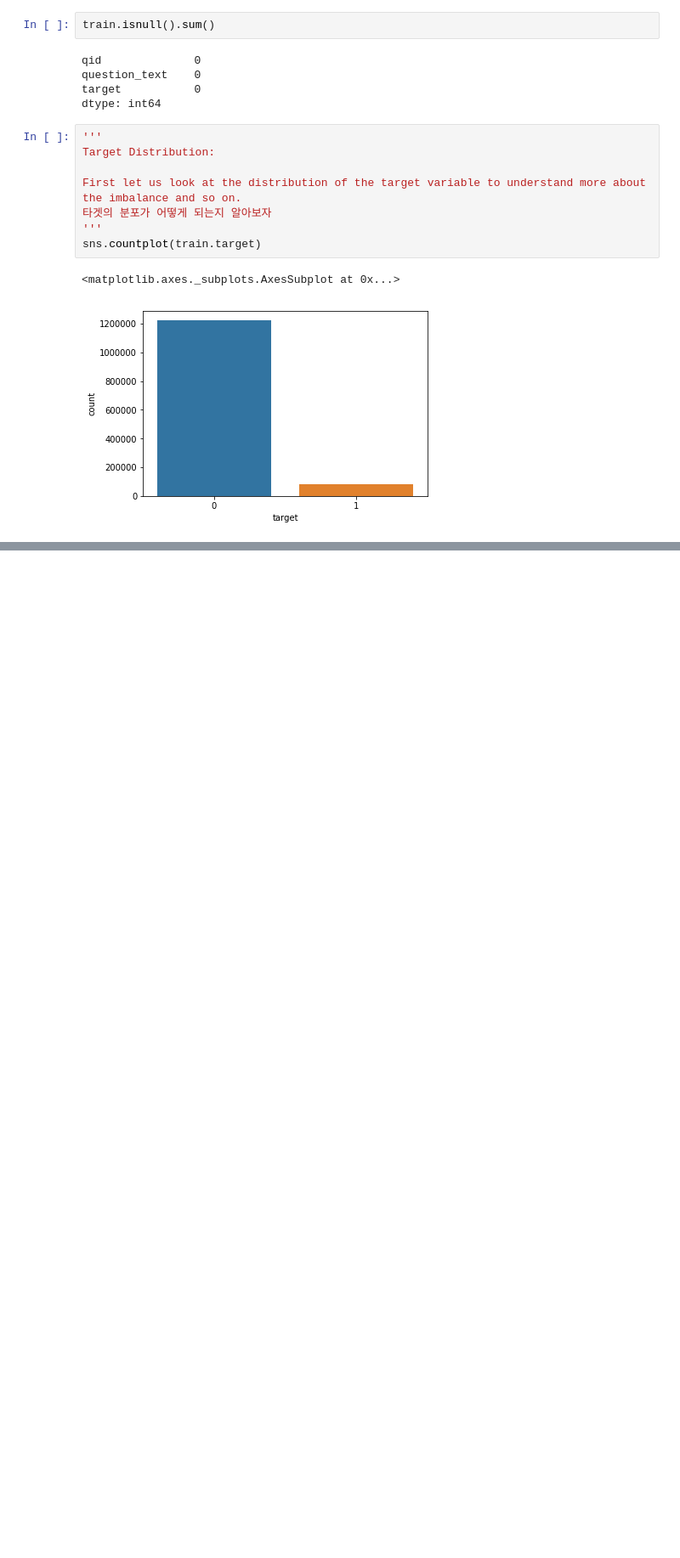
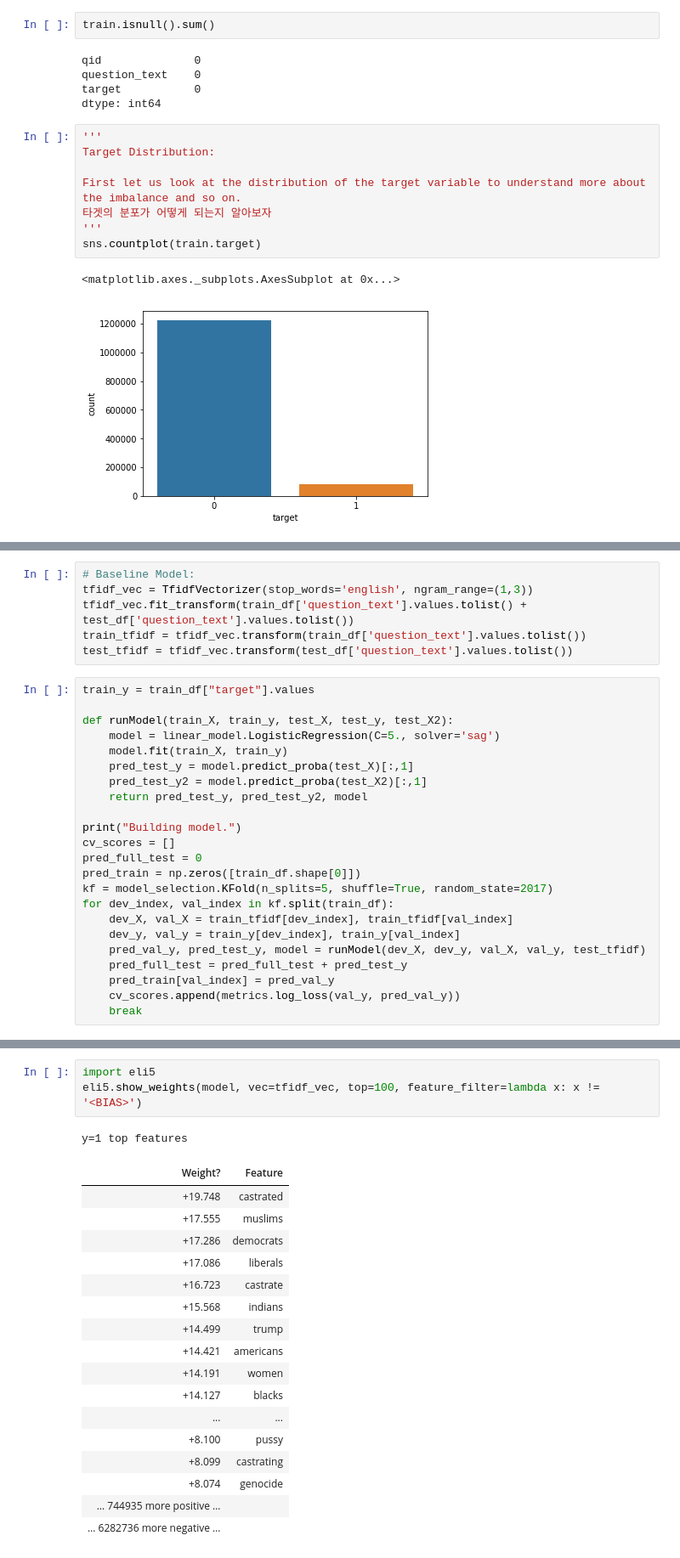
Before and after one commit to SangwonJakeEum/Kaggle, a Jupyter notebook: Quora Insincere Questions Classification/Quora Insincere Questions Classification.ipynb, the cells around one changed output, grey strips where cells are left out. Shown: that part at 85% size. Drawn from its saved outputs; the diff is of its cells as text; blank space fills up the shorter version.

```diff
--- a/Quora Insincere Questions Classification/Quora Insincere Questions Classification.ipynb
+++ b/Quora Insincere Questions Classification/Quora Insincere Questions Classification.ipynb
@@ -205,0 +445,29 @@ import ffmpeg
+# %%
+# Baseline Model:
+tfidf_vec = TfidfVectorizer(stop_words='english', ngram_range=(1,3))
+tfidf_vec.fit_transform(train_df['question_text'].values.tolist() + test_df['question_text'].values.tolist())
+train_tfidf = tfidf_vec.transform(train_df['question_text'].values.tolist())
+test_tfidf = tfidf_vec.transform(test_df['question_text'].values.tolist())
+# %%
+train_y = train_df["target"].values
+
+def runModel(train_X, train_y, test_X, test_y, test_X2):
+    model = linear_model.LogisticRegression(C=5., solver='sag')
+    model.fit(train_X, train_y)
+    pred_test_y = model.predict_proba(test_X)[:,1]
+    pred_test_y2 = model.predict_proba(test_X2)[:,1]
+    return pred_test_y, pred_test_y2, model
+
+print("Building model.")
+cv_scores = []
+pred_full_test = 0
+pred_train = np.zeros([train_df.shape[0]])
+kf = model_selection.KFold(n_splits=5, shuffle=True, random_state=2017)
+for dev_index, val_index in kf.split(train_df):
+    dev_X, val_X = train_tfidf[dev_index], train_tfidf[val_index]
+    dev_y, val_y = train_y[dev_index], train_y[val_index]
+    pred_val_y, pred_test_y, model = runModel(dev_X, dev_y, val_X, val_y, test_tfidf)
+    pred_full_test = pred_full_test + pred_test_y
+    pred_train[val_index] = pred_val_y
+    cv_scores.append(metrics.log_loss(val_y, pred_val_y))
+    break
@@ -205,0 +492,22 @@ import ffmpeg
+# %%
+import eli5
+eli5.show_weights(model, vec=tfidf_vec, top=100, feature_filter=lambda x: x != '<BIAS>')
+# %% [output]
+y=1 top features
+| Weight? | Feature |
+| +19.748 | castrated |
+| +17.555 | muslims |
+| +17.286 | democrats |
+| +17.086 | liberals |
+| +16.723 | castrate |
+| +15.568 | indians |
+| +14.499 | trump |
+| +14.421 | americans |
+| +14.191 | women |
+| +14.127 | blacks |
+| ... | ... |
+| +8.100 | pussy |
+| +8.099 | castrating |
+| +8.074 | genocide |
+| … 744935 more positive … |  |
+| … 6282736 more negative … |  |
```
Also changed, not shown: parts of 15 cells of this notebook.
